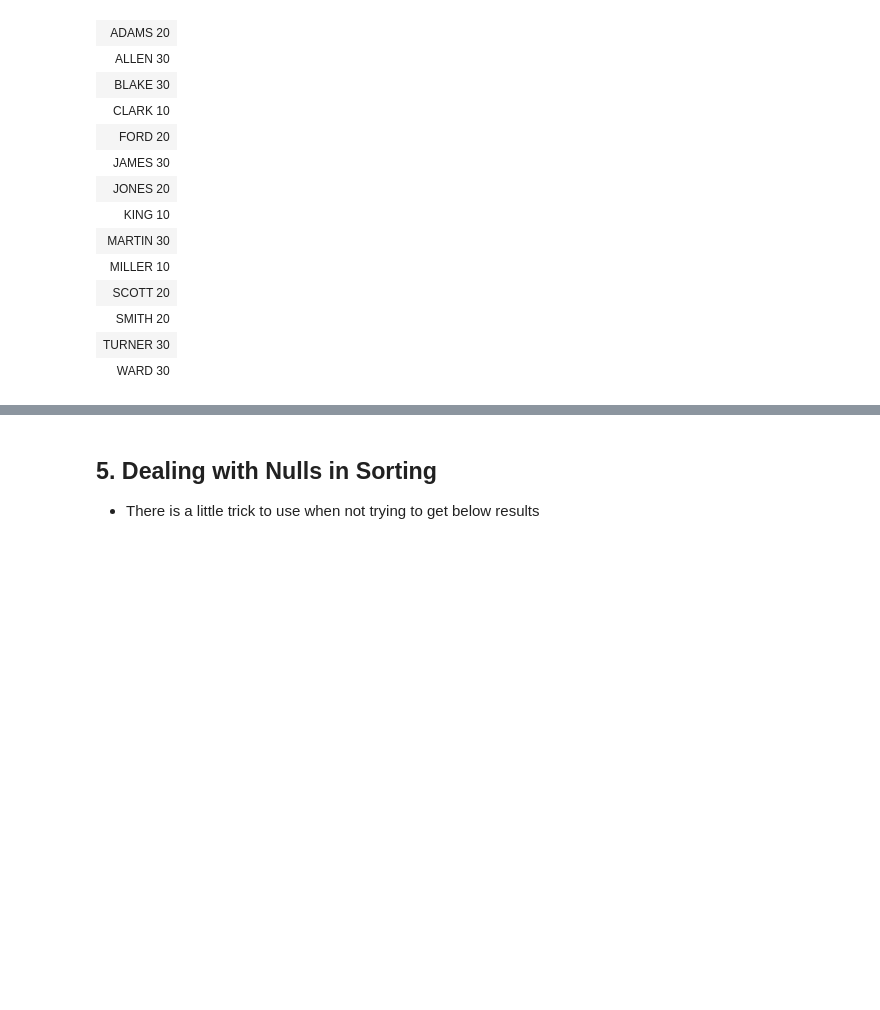
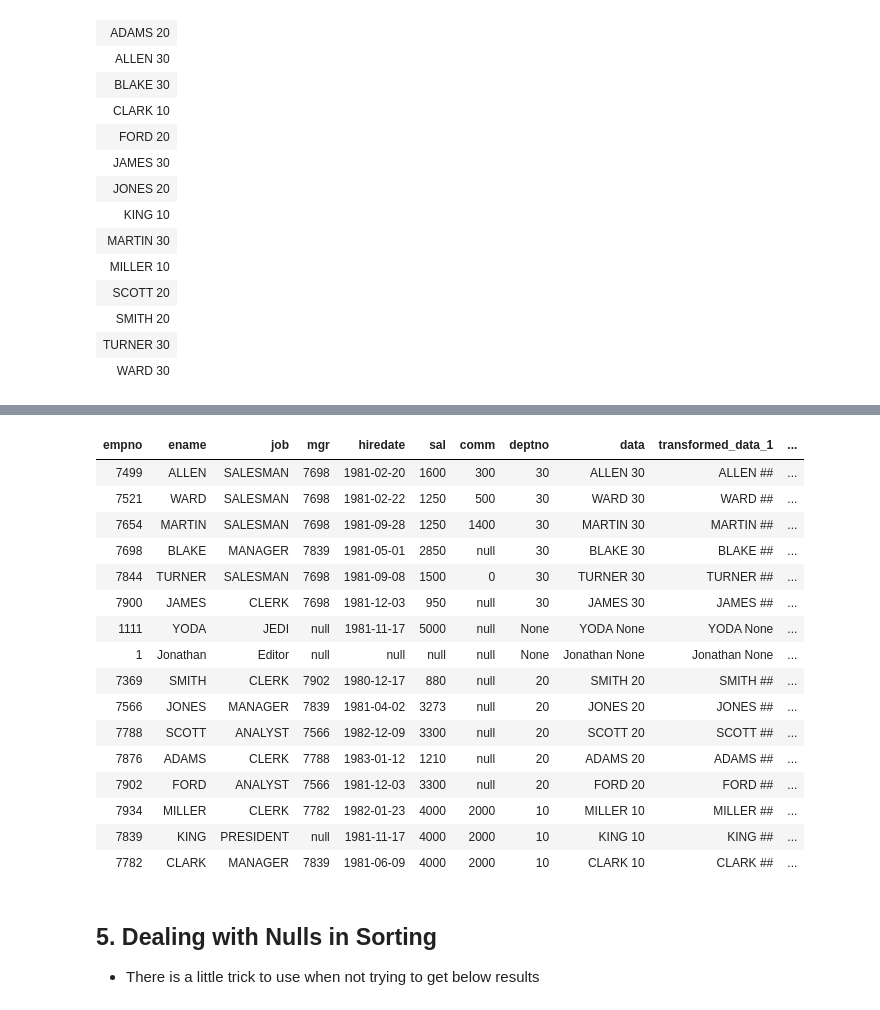
Before and after one commit to Akash0811/Databricks, a Jupyter notebook: Ch2_SortingQueryResults.ipynb, the cells around one changed output, grey strips where cells are left out. Cells and saved outputs as stored; diff of their text form; code cells hidden in the pictures; blank space fills up the shorter version.

```diff
--- a/Ch2_SortingQueryResults.ipynb
+++ b/Ch2_SortingQueryResults.ipynb
@@ -329,0 +361,17 @@ order by replace(translate(data, '0123456789', '##########'),'#','')
+# %%
+df_emp_pandas = emp.toPandas()
+
+df_emp_pandas['ename'] = df_emp_pandas['ename'].astype('str')
+df_emp_pandas['deptno'] = df_emp_pandas['deptno'].astype('str')
+
+df_emp_pandas['data'] = df_emp_pandas['ename'] + ' ' + df_emp_pandas['deptno']
+
+df_emp_pandas['transformed_data_1'] = df_emp_pandas['data'].str.replace(str(0), '#')
+for i in range(1, 10):
+    df_emp_pandas['transformed_data_1'] = df_emp_pandas['transformed_data_1'].str.replace(str(i), '#')
+
+
+df_emp_pandas['transformed_data_2'] = df_emp_pandas['transformed_data_1'].str.replace('#', '')
+df_emp_pandas['transformed_data_3'] = df_emp_pandas[['data', 'transformed_data_2']].apply(lambda x: x[0].replace(x[1], ''), axis=1)
+
+display(df_emp_pandas.sort_values(by='transformed_data_3')[['data']])
@@ -330,3 +396,23 @@ order by replace(translate(data, '0123456789', '##########'),'#','')
+# %%
+display(df_emp_pandas)
+# %% [output]
+| empno | ename | job | mgr | hiredate | sal | comm | deptno | data | transformed_data_1 | ... |
+| 7499 | ALLEN | SALESMAN | 7698 | 1981-02-20 | 1600 | 300 | 30 | ALLEN 30 | ALLEN ## | ... |
+| 7521 | WARD | SALESMAN | 7698 | 1981-02-22 | 1250 | 500 | 30 | WARD 30 | WARD ## | ... |
+| 7654 | MARTIN | SALESMAN | 7698 | 1981-09-28 | 1250 | 1400 | 30 | MARTIN 30 | MARTIN ## | ... |
+| 7698 | BLAKE | MANAGER | 7839 | 1981-05-01 | 2850 | null | 30 | BLAKE 30 | BLAKE ## | ... |
+| 7844 | TURNER | SALESMAN | 7698 | 1981-09-08 | 1500 | 0 | 30 | TURNER 30 | TURNER ## | ... |
+| 7900 | JAMES | CLERK | 7698 | 1981-12-03 | 950 | null | 30 | JAMES 30 | JAMES ## | ... |
+| 1111 | YODA | JEDI | null | 1981-11-17 | 5000 | null | None | YODA None | YODA None | ... |
+| 1 | Jonathan | Editor | null | null | null | null | None | Jonathan None | Jonathan None | ... |
+| 7369 | SMITH | CLERK | 7902 | 1980-12-17 | 880 | null | 20 | SMITH 20 | SMITH ## | ... |
+| 7566 | JONES | MANAGER | 7839 | 1981-04-02 | 3273 | null | 20 | JONES 20 | JONES ## | ... |
+| 7788 | SCOTT | ANALYST | 7566 | 1982-12-09 | 3300 | null | 20 | SCOTT 20 | SCOTT ## | ... |
+| 7876 | ADAMS | CLERK | 7788 | 1983-01-12 | 1210 | null | 20 | ADAMS 20 | ADAMS ## | ... |
+| 7902 | FORD | ANALYST | 7566 | 1981-12-03 | 3300 | null | 20 | FORD 20 | FORD ## | ... |
+| 7934 | MILLER | CLERK | 7782 | 1982-01-23 | 4000 | 2000 | 10 | MILLER 10 | MILLER ## | ... |
+| 7839 | KING | PRESIDENT | null | 1981-11-17 | 4000 | 2000 | 10 | KING 10 | KING ## | ... |
+| 7782 | CLARK | MANAGER | 7839 | 1981-06-09 | 4000 | 2000 | 10 | CLARK 10 | CLARK ## | ... |
 # %% [markdown]
 ## 5. Dealing with Nulls in Sorting
 - There is a little trick to use when not trying to get below results
```
Also changed, not shown: parts of 9 cells of this notebook.
